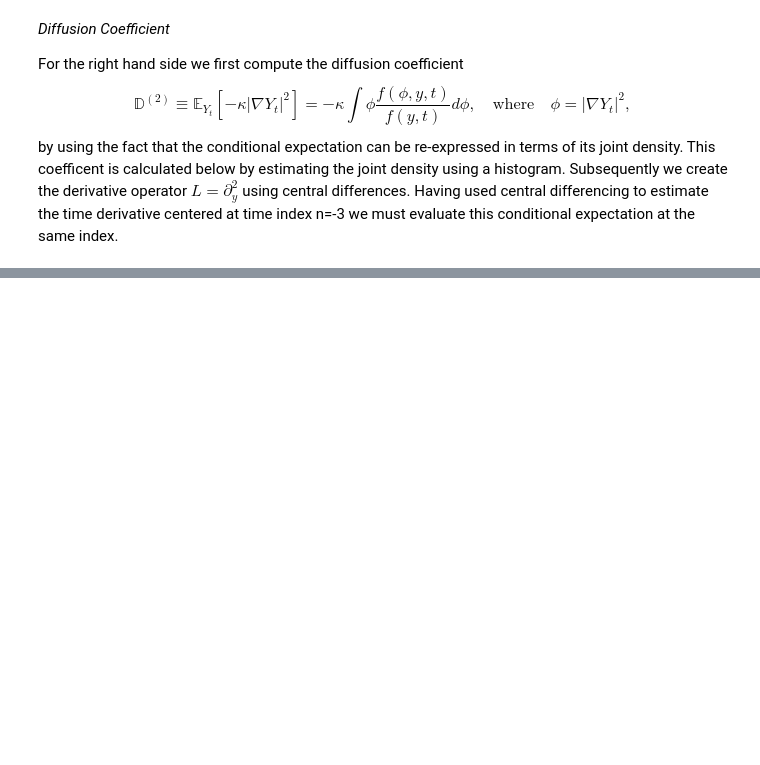
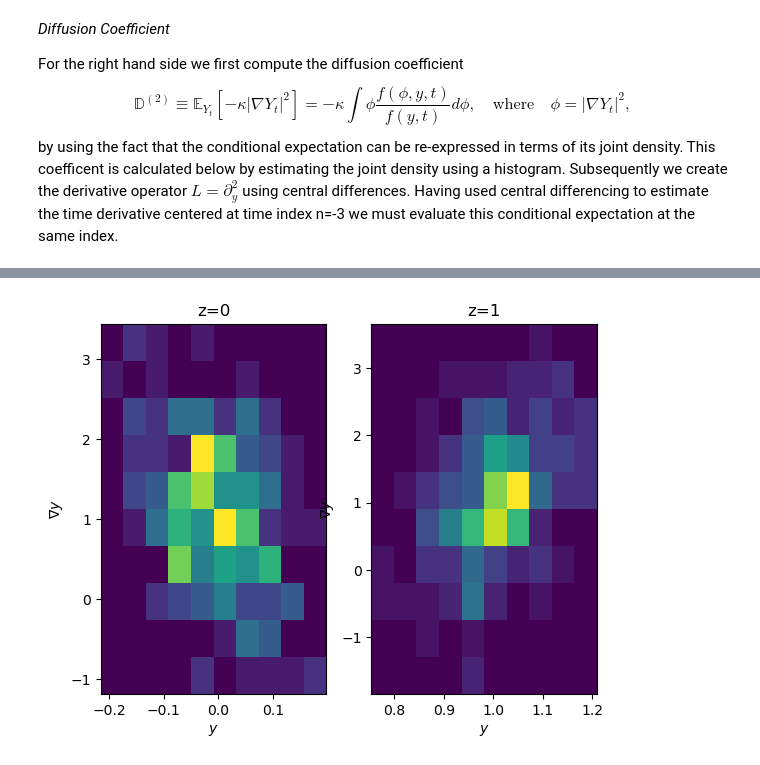
Before and after one commit to D-stratify/Theory, a Jupyter notebook: Diffusion/Diffusion_1D_Stochastic_BCS.ipynb, the cells around one changed output, grey strips where cells are left out. Cells and saved outputs as stored; diff of their text form; code cells hidden in the pictures; blank space fills up the shorter version.

```diff
--- a/Diffusion/Diffusion_1D_Stochastic_BCS.ipynb
+++ b/Diffusion/Diffusion_1D_Stochastic_BCS.ipynb
@@ -401 +434,19 @@ def Plot_Terms(z_data,Y_data,y,f,D1,D2,LHS,RHS):
+# %%
+#_ = plt.hist(Y0zData[-1,:].flatten(), bins='auto')
+
+fig, (ax1, ax2) = plt.subplots(ncols=2)
+
+ax1.hist2d(x=Y0_Data[-1,:].flatten(), y=Y0zData[-1,:].flatten())
+ax1.set_title(r'z=0')
+ax1.set_xlabel(r'$y$')
+ax1.set_ylabel(r'$\nabla y$')
+
+ax2.hist2d(x=Y1_Data[-1,:].flatten(), y=Y1zData[-1,:].flatten())
+ax2.set_title(r'z=1')
+ax2.set_xlabel(r'$y$')
+ax2.set_ylabel(r'$\nabla y$')
+
+plt.show()
+# %% [output]
+[figure, added]
 # %%
```
Also changed, not shown: parts of 14 cells of this notebook.
